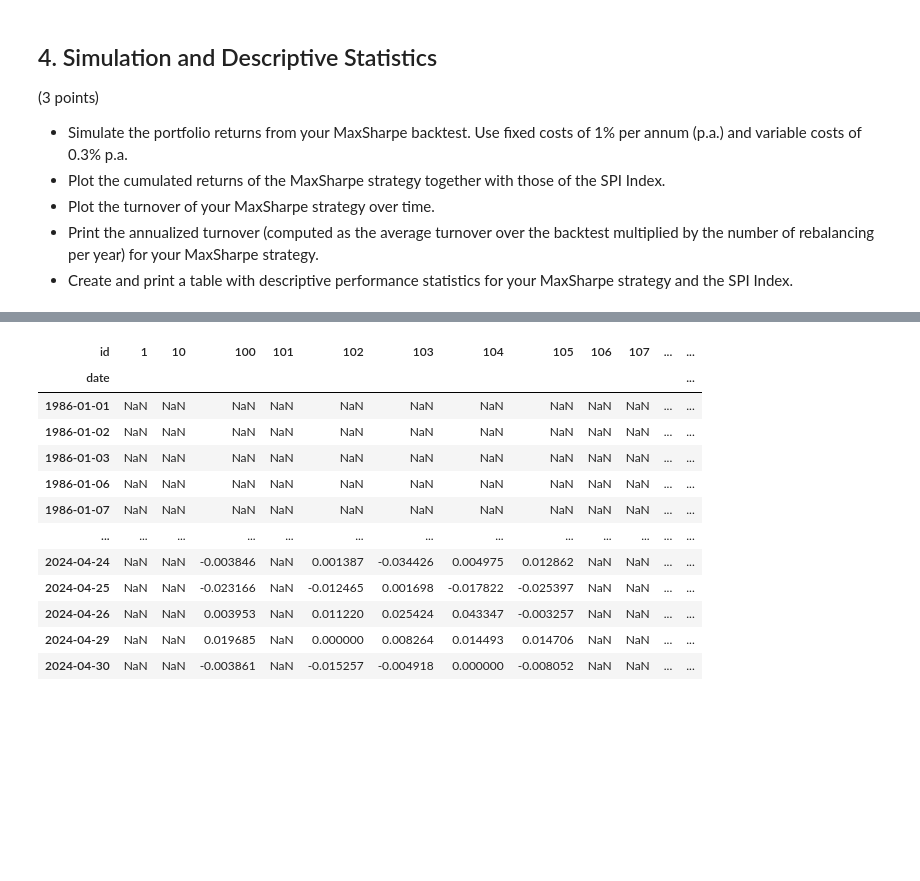
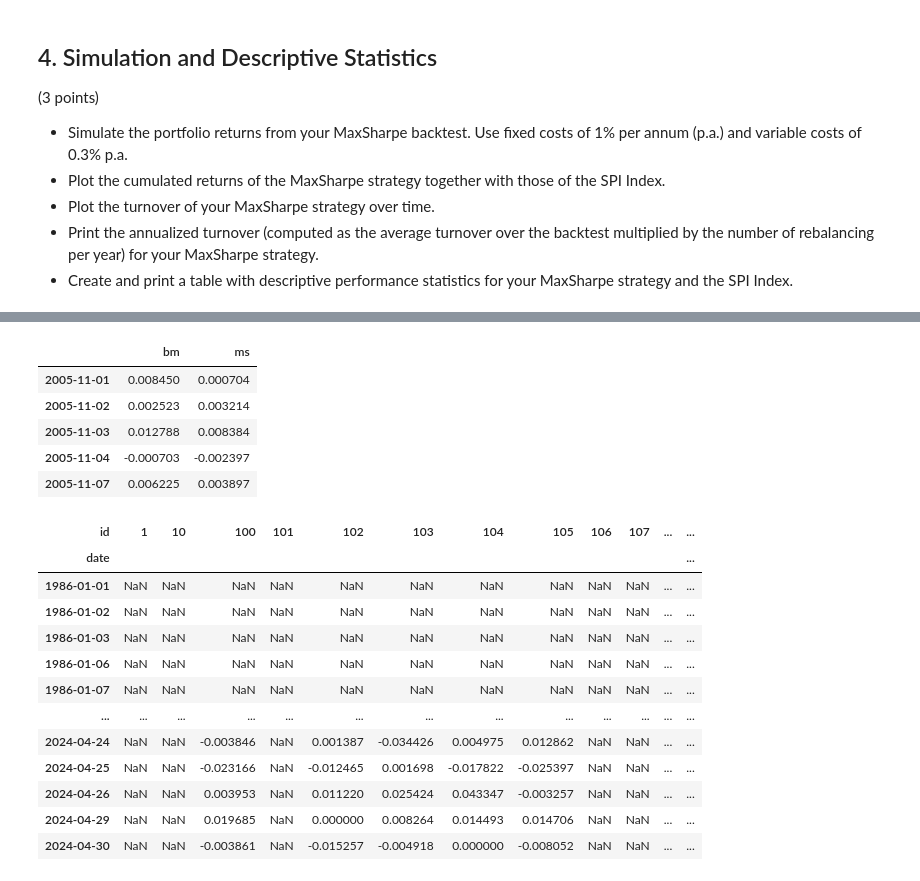
Before and after one commit to MatildeVenturi/qpmwp-course, a Jupyter notebook: assignments/assignment_3.ipynb, the cells around one changed output, grey strips where cells are left out. Drawn from its saved outputs; the diff is of its cells as text; code cells hidden in the pictures; blank space fills up the shorter version.

```diff
--- a/assignments/assignment_3.ipynb
+++ b/assignments/assignment_3.ipynb
@@ -452,3 +492,91 @@ NameError: name 'MaxSharpe' is not defined
+# %%
+import numpy as np
+import pandas as pd
+import matplotlib.pyplot as plt
+
+# Costs
+fixed_costs = 0.01       # 1% p.a.
+variable_costs = 0.003   # 0.3% per unit of turnover
+
+# Return series used for simulation
+return_series = bs.data.get_return_series(weekdays_only=False)
+
+def simulate_strategy_robust(strategy, return_series, fc=0.0, vc=0.0, n_days_per_year=252):
+    """
+    Replica Strategy.simulate() ma con gestione robusta degli indici datetime
+    e allineamento sicuro dei costi variabili/fissi.
+    """
+    rebdates = strategy.get_rebalancing_dates()
+    ret_list = []
+
+    for i, rebdate in enumerate(rebdates):
+        next_rebdate = rebdates[i + 1] if i < len(rebdates) - 1 else return_series.index[-1]
+
+        portfolio = strategy.get_portfolio(rebdate)
+        w_float = portfolio.float_weights(
+            return_series=return_series,
+            end_date=next_rebdate,
+            rescale=False
+        )
+
+        level = w_float.sum(axis=1)
+        ret_tmp = level.pct_change(1)
+        ret_list.append(ret_tmp)
+
+    portf_ret = pd.concat(ret_list).sort_index()
+    portf_ret = portf_ret[~portf_ret.index.duplicated(keep='first')].dropna()
+
+    # Variable costs
+    if vc != 0:
+        to = strategy.turnover(return_series=return_series, rescale=False).dropna()
+        varcost = to * vc
+
+        # applichiamo i costi solo sulle date comuni
+        common_idx = portf_ret.index.intersection(varcost.index)
+        portf_ret.loc[common_idx] = portf_ret.loc[common_idx] - varcost.loc[common_idx]
+
+    # Fixed costs
+    if fc != 0 and len(portf_ret) > 1:
+        n_days = (
+            portf_ret.index.to_series().diff().dt.days.fillna(0).astype(int)
+        )
+        fixcost = pd.Series(
+            (1 + fc) ** (n_days / n_days_per_year) - 1,
+            index=portf_ret.index
+        )
+        fixcost.iloc[0] = 0.0
+        portf_ret = portf_ret - fixcost
+
+    return portf_ret
+
+# Simulate MaxSharpe strategy robustly
+sim_ms = simulate_strategy_robust(
+    strategy=bt_ms.strategy,
+    return_series=return_series,
+    fc=fixed_costs,
+    vc=variable_costs
+)
+
+# Benchmark: allineamento pulito sulle stesse date
+bm = bs.data.bm_series.copy().squeeze()
+bm.index = pd.to_datetime(bm.index)
+
+sim = pd.concat(
+    {
+        'bm': bm,
+        'ms': sim_ms,
+    },
+    axis=1
+).dropna()
+
+sim.head()
+# %% [output]
+|  | bm | ms |
+| 2005-11-01 | 0.008450 | 0.000704 |
+| 2005-11-02 | 0.002523 | 0.003214 |
+| 2005-11-03 | 0.012788 | 0.008384 |
+| 2005-11-04 | -0.000703 | -0.002397 |
+| 2005-11-07 | 0.006225 | 0.003897 |
 # %%
 return_series
 # %% [output]
```
Also changed, not shown: parts of 8 cells of this notebook.
